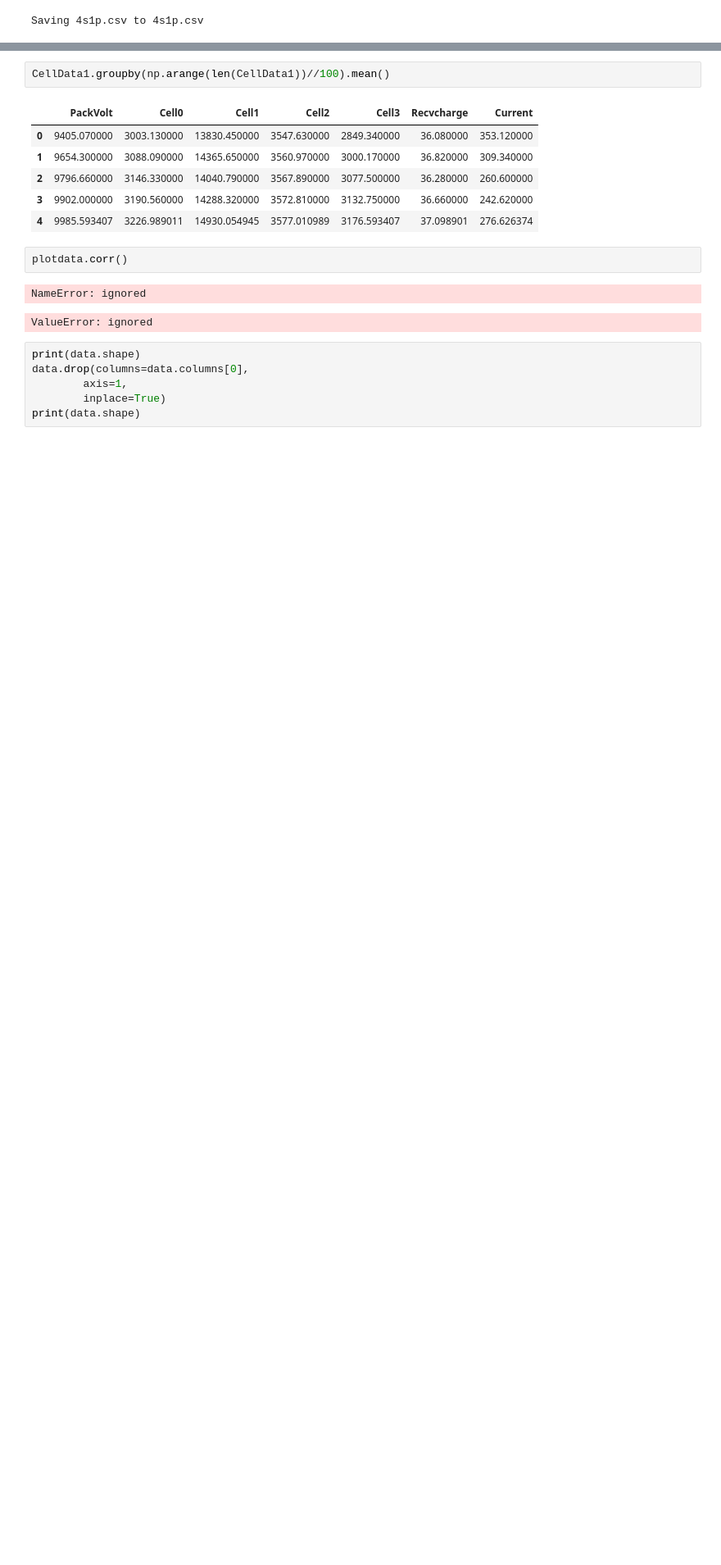
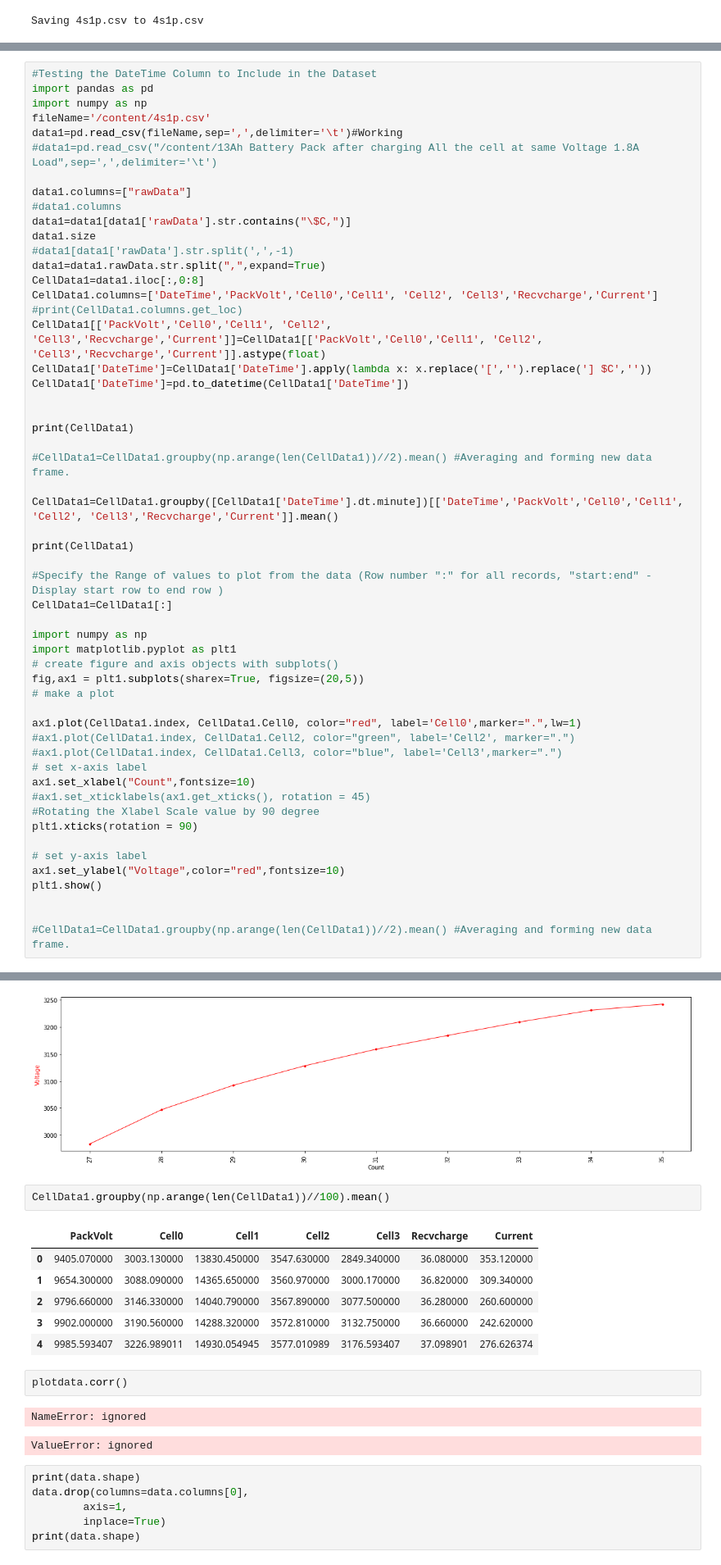
Before and after one commit to priyasathish13/https-classroom.github.com-a-sjC9IRF1, a Jupyter notebook: Welcome_To_Colaboratory.ipynb, the cells around one changed output, grey strips where cells are left out. Shown: that part at 82% size. Drawn from its saved outputs; the diff is of its cells as text; blank space fills up the shorter version.

Commit message:
Minute based grouping example code

```diff
--- a/Welcome_To_Colaboratory.ipynb
+++ b/Welcome_To_Colaboratory.ipynb
@@ -117,0 +120,55 @@ plt1.show()
+# %%
+#Testing the DateTime Column to Include in the Dataset
+import pandas as pd
+import numpy as np
+fileName='/content/4s1p.csv'
+data1=pd.read_csv(fileName,sep=',',delimiter='\t')#Working
+#data1=pd.read_csv("/content/13Ah Battery Pack after charging All the cell at same Voltage 1.8A Load",sep=',',delimiter='\t')
+
+data1.columns=["rawData"]
+#data1.columns
+data1=data1[data1['rawData'].str.contains("\$C,")]
+data1.size
+#data1[data1['rawData'].str.split(',',-1)
+data1=data1.rawData.str.split(",",expand=True)
+CellData1=data1.iloc[:,0:8]
+CellData1.columns=['DateTime','PackVolt','Cell0','Cell1', 'Cell2', 'Cell3','Recvcharge','Current']
+#print(CellData1.columns.get_loc)
+CellData1[['PackVolt','Cell0','Cell1', 'Cell2', 'Cell3','Recvcharge','Current']]=CellData1[['PackVolt','Cell0','Cell1', 'Cell2', 'Cell3','Recvcharge','Current']].astype(float)
+CellData1['DateTime']=CellData1['DateTime'].apply(lambda x: x.replace('[','').replace('] $C',''))
+CellData1['DateTime']=pd.to_datetime(CellData1['DateTime'])
+
+
+print(CellData1)
+
+#CellData1=CellData1.groupby(np.arange(len(CellData1))//2).mean() #Averaging and forming new data frame.
+
+CellData1=CellData1.groupby([CellData1['DateTime'].dt.minute])[['DateTime','PackVolt','Cell0','Cell1', 'Cell2', 'Cell3','Recvcharge','Current']].mean()
+
+print(CellData1)
+
+#Specify the Range of values to plot from the data (Row number ":" for all records, "start:end" - Display start row to end row )
+CellData1=CellData1[:]
+
+import numpy as np
+import matplotlib.pyplot as plt1
+# create figure and axis objects with subplots()
+fig,ax1 = plt1.subplots(sharex=True, figsize=(20,5))
+# make a plot
+
+ax1.plot(CellData1.index, CellData1.Cell0, color="red", label='Cell0',marker=".",lw=1)
+#ax1.plot(CellData1.index, CellData1.Cell2, color="green", label='Cell2', marker=".")
+#ax1.plot(CellData1.index, CellData1.Cell3, color="blue", label='Cell3',marker=".")
+# set x-axis label
+ax1.set_xlabel("Count",fontsize=10)
+#ax1.set_xticklabels(ax1.get_xticks(), rotation = 45)
+#Rotating the Xlabel Scale value by 90 degree
+plt1.xticks(rotation = 90)
+
+# set y-axis label
+ax1.set_ylabel("Voltage",color="red",fontsize=10)
+plt1.show()
+
+
+#CellData1=CellData1.groupby(np.arange(len(CellData1))//2).mean() #Averaging and forming new data frame.
+# %% [output]
@@ -118,3 +205,4 @@ plt1.show()
+[figure, added]
 # %%
 CellData1.groupby(np.arange(len(CellData1))//100).mean()
 # %% [output]
```
Also changed, not shown: parts of 2 cells of this notebook.
